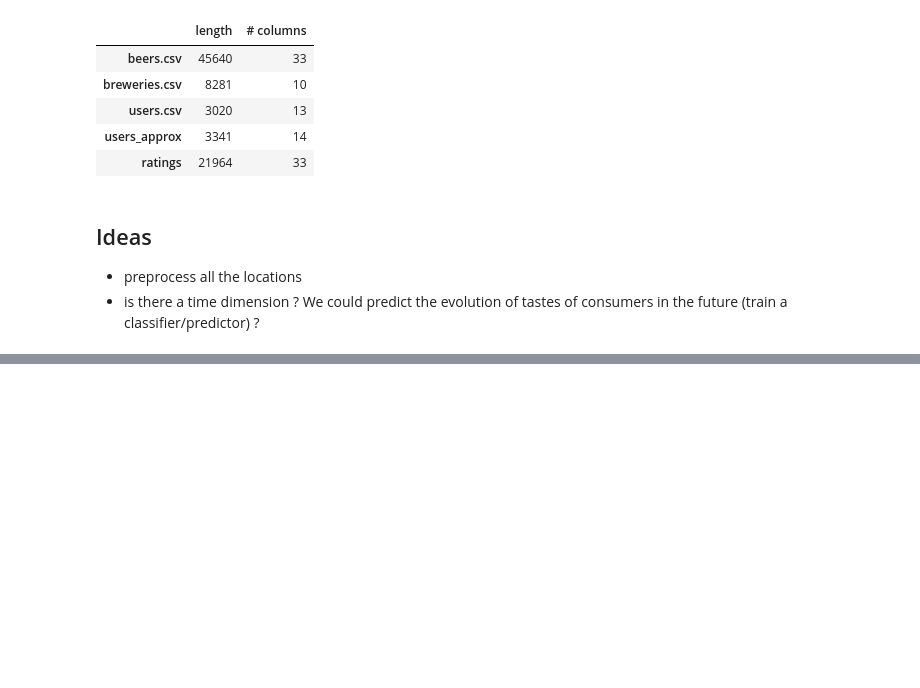
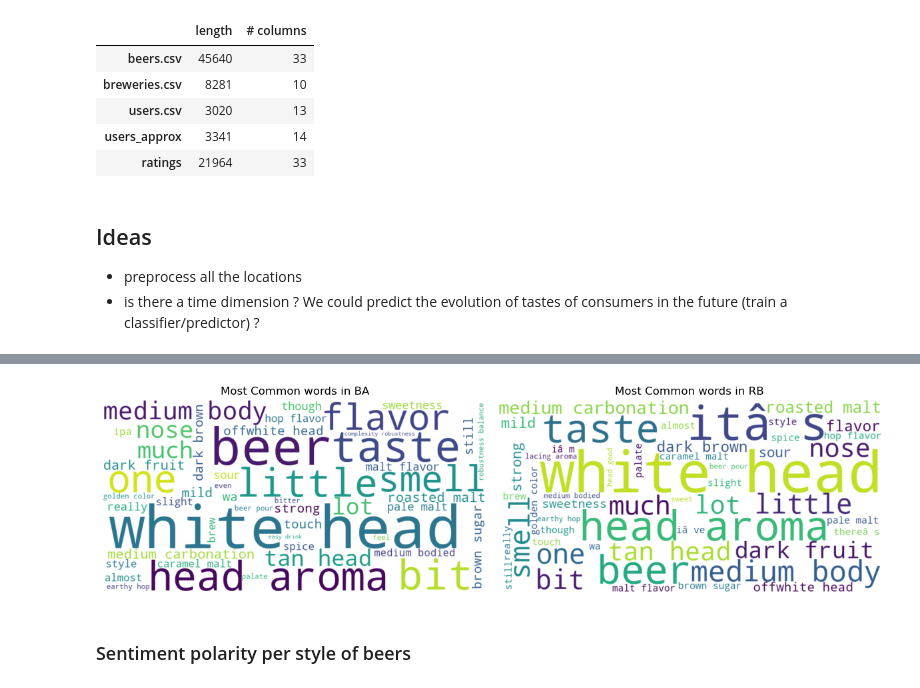
Before and after one commit to epfl-ada/ada-2023-project-laremontada61, a Jupyter notebook: nb_MLE.ipynb, the cells around one changed output, grey strips where cells are left out. Drawn from its saved outputs; the diff is of its cells as text; code cells hidden in the pictures; blank space fills up the shorter version.

```diff
--- a/nb_MLE.ipynb
+++ b/nb_MLE.ipynb
@@ -357,0 +535,20 @@ InvalidIndexError: (array([], dtype=int64),)
+# %%
+# Plot the distribution of the most common words
+all_words_BA = ' '.join(ratings_BA_cleaned['cleaned_text_no_stopwords'])
+all_words_RB = ' '.join(ratings_RB_cleaned['cleaned_text_no_stopwords'])
+wordcloud_BA = WordCloud(width=800, height=400, max_words=50, background_color='white').generate(all_words_BA)
+wordcloud_RB = WordCloud(width=800, height=400, max_words=50, background_color='white').generate(all_words_RB)
+
+fig, axs = plt.subplots(1,2, figsize=(12,5))
+axs[0].imshow(wordcloud_BA, interpolation='bilinear')
+axs[1].imshow(wordcloud_RB, interpolation='bilinear')
+axs[0].set_title("Most Common words in BA")
+axs[1].set_title("Most Common words in RB")
+axs[0].axis('off')
+axs[1].axis('off')
+plt.tight_layout()
+plt.show()
+# %% [output]
+[figure, added]
+# %% [markdown]
+### Sentiment polarity per style of beers
```
Also changed, not shown: parts of 24 cells of this notebook.
